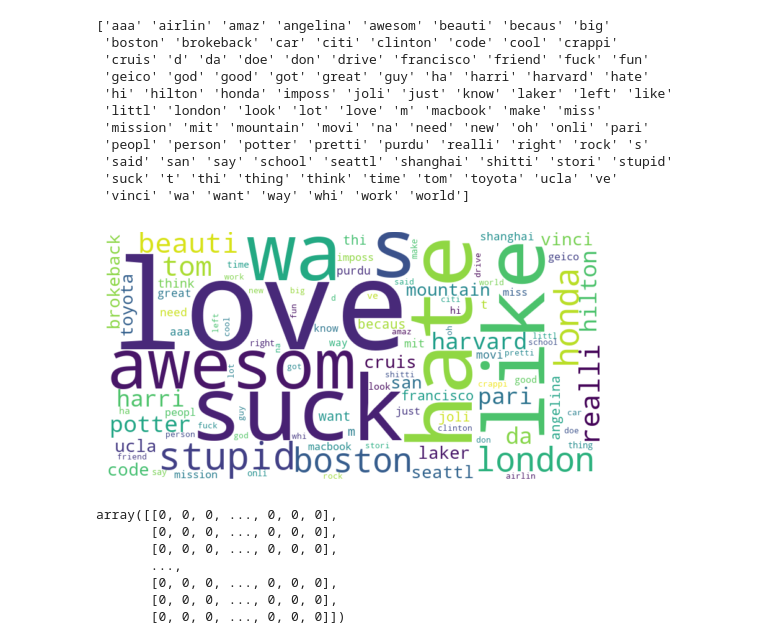
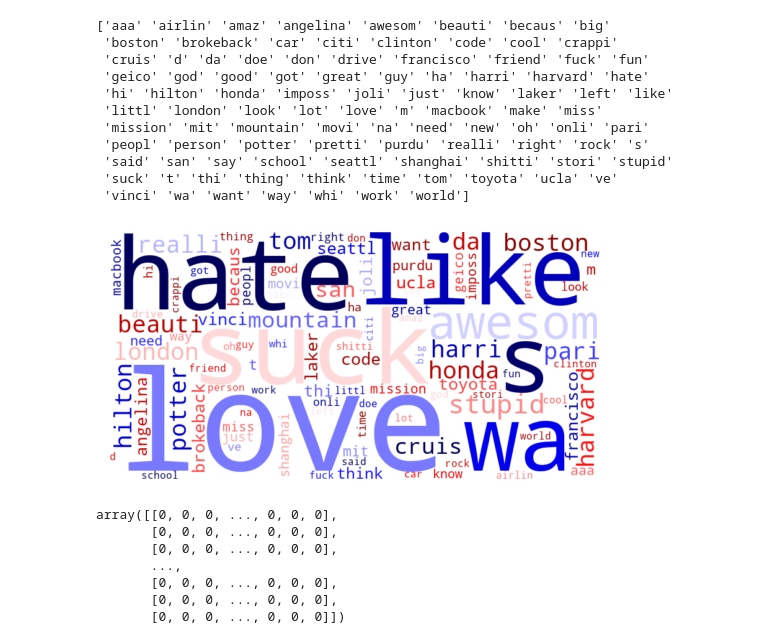
Before and after one commit to agomolka/MAThesisSentimentAnalysis, a Jupyter notebook: Social_Media_Text_Sentiment_Analysis.ipynb, the cells around one changed output. Drawn from its saved outputs; the diff is of its cells as text; code cells hidden in the pictures.

Commit message:
Add word cloud divided into sentiment

```diff
--- a/Social_Media_Text_Sentiment_Analysis.ipynb
+++ b/Social_Media_Text_Sentiment_Analysis.ipynb
@@ -86,3 +147,32 @@ plt.show()
+# %%
+# Przykładowe dane
+data = {
+    'sentiment': [1, 1, -1, -1, 1],
+    'comment': [
+        "Love this product, absolutely fantastic!",
+        "Amazing experience, will shop again.",
+        "Terrible service, very disappointed.",
+        "Worst purchase ever, regret it.",
+        "Great value, high quality, highly recommend!"
+    ]
+}
+df = pd.DataFrame(data)
+
+# Funkcja do mapowania kolorów w zależności od sentymentu
+def color_func(word, font_size, position, orientation, random_state=None, **kwargs):
+    return "red" if "terrible" in word or "worst" in word else "green"
+
+# Połączenie wszystkich komentarzy w jeden tekst
+text = ' '.join(df['comment'])
+
+# Tworzenie Word Cloud
+wordcloud = WordCloud(width=800, height=400, background_color='white', color_func=color_func).generate(text)
+
+# Wyświetlanie Word Cloud
+plt.figure(figsize=(10, 5))
+plt.imshow(wordcloud, interpolation='bilinear')
+plt.axis('off')  # Nie pokazujemy osi
+plt.show()
 # %%
 #Preprocessing
 # %%
@@ -166,12 +256,12 @@ print(vocab)
 # %%
 sum_vocab = np.sum(comment_tf_nd, axis=0)
 word_frequencies = dict(zip(vocab, sum_vocab))
-wordcloud = WordCloud(width=800, height=400, background_color="white").generate_from_frequencies(word_frequencies)
+wordcloud = WordCloud(width=800, height=400, background_color="white", colormap='seismic',).generate_from_frequencies(word_frequencies)
 plt.imshow(wordcloud, interpolation='bilinear')
 plt.axis("off")
 plt.show()
 # %% [output]
-[figure, old version]
+[figure, new version]
 # %%
 #train and validatiion split
 X_train, X_test, y_train, y_test = train_test_split(comment_tf_nd[0:len(train_data_df)], train_data_df.sentiment, train_size=0.75, random_state=1, stratify=train_data_df.sentiment)
```
Also changed, not shown: parts of 34 cells of this notebook, 1 other file.
